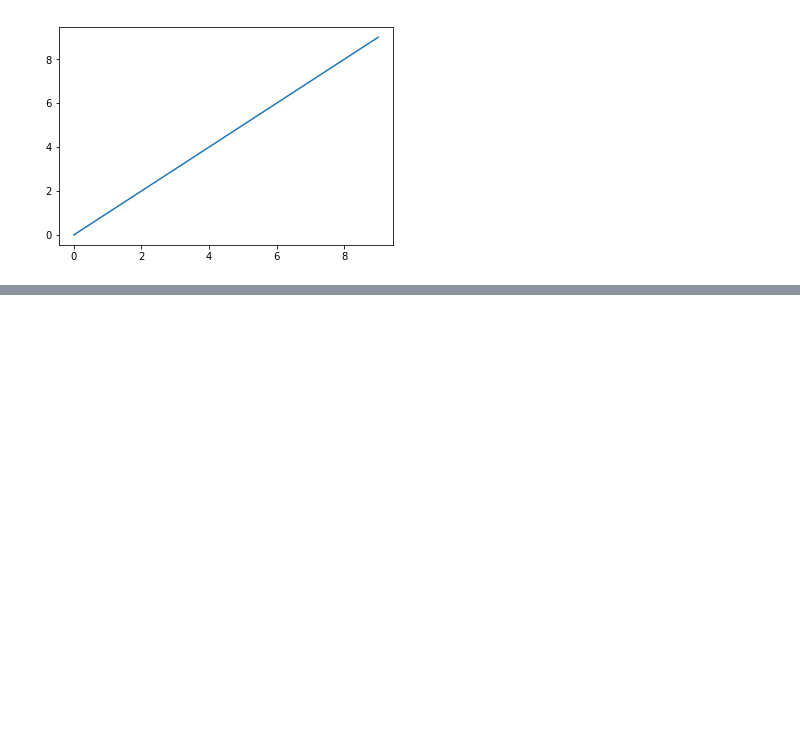
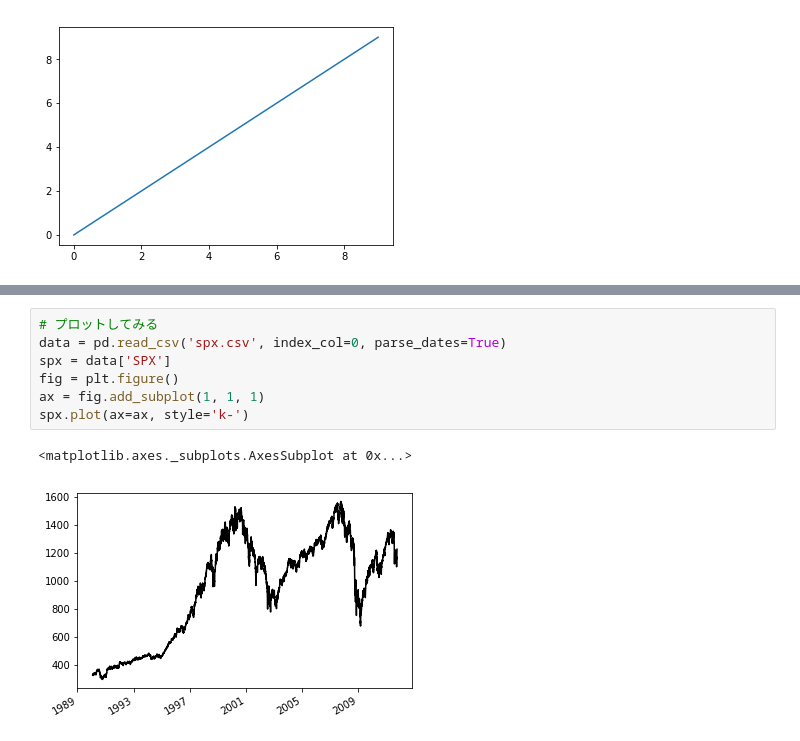
Before and after one commit to KentFujii/py_analysis, a Jupyter notebook: plot/matplotlib.ipynb, the cells around one changed output, grey strips where cells are left out. Cells and saved outputs as stored; diff of their text form; blank space fills up the shorter version.

Commit message:
finish: plot

```diff
--- a/plot/matplotlib.ipynb
+++ b/plot/matplotlib.ipynb
@@ -102 +135,11 @@ ax.legend(loc='best')
+# %%
+# プロットしてみる
+data = pd.read_csv('spx.csv', index_col=0, parse_dates=True)
+spx = data['SPX']
+fig = plt.figure()
+ax = fig.add_subplot(1, 1, 1)
+spx.plot(ax=ax, style='k-')
+# %% [output]
+<matplotlib.axes._subplots.AxesSubplot at 0x...>
+[figure, added]
 # %%
```
Also changed, not shown: parts of 13 cells of this notebook, 3 other files.
